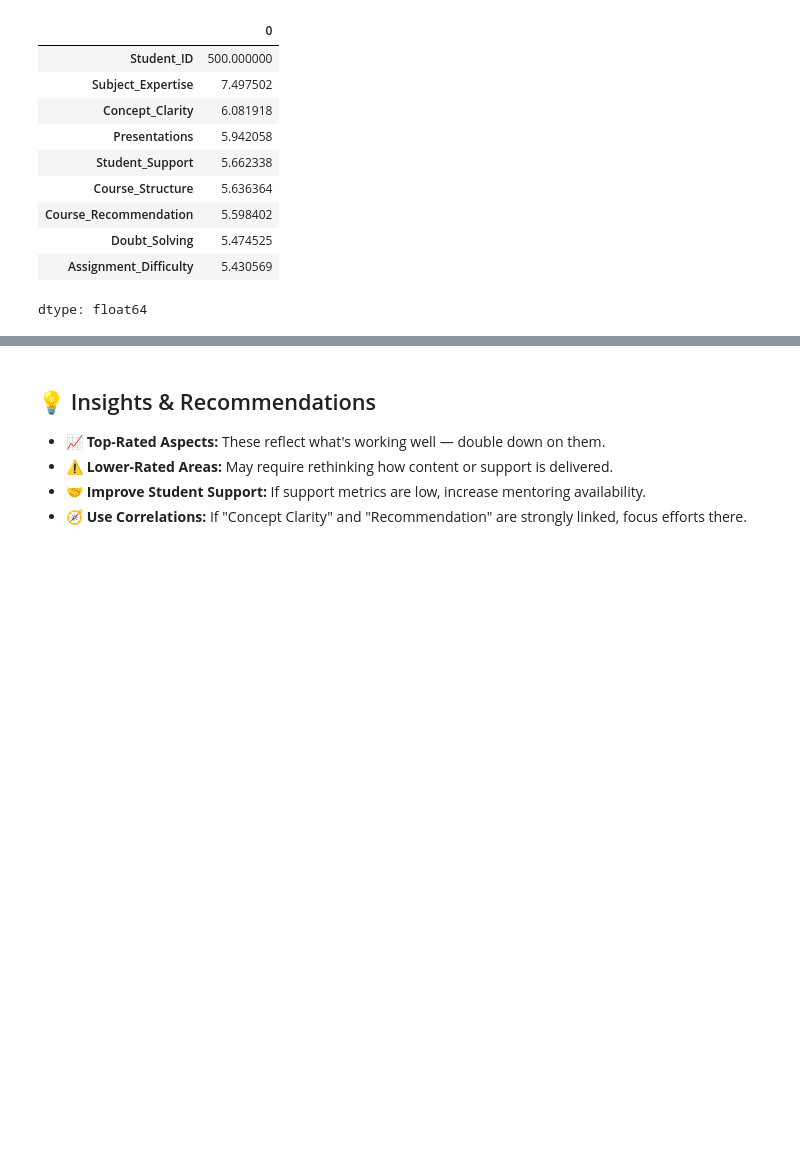
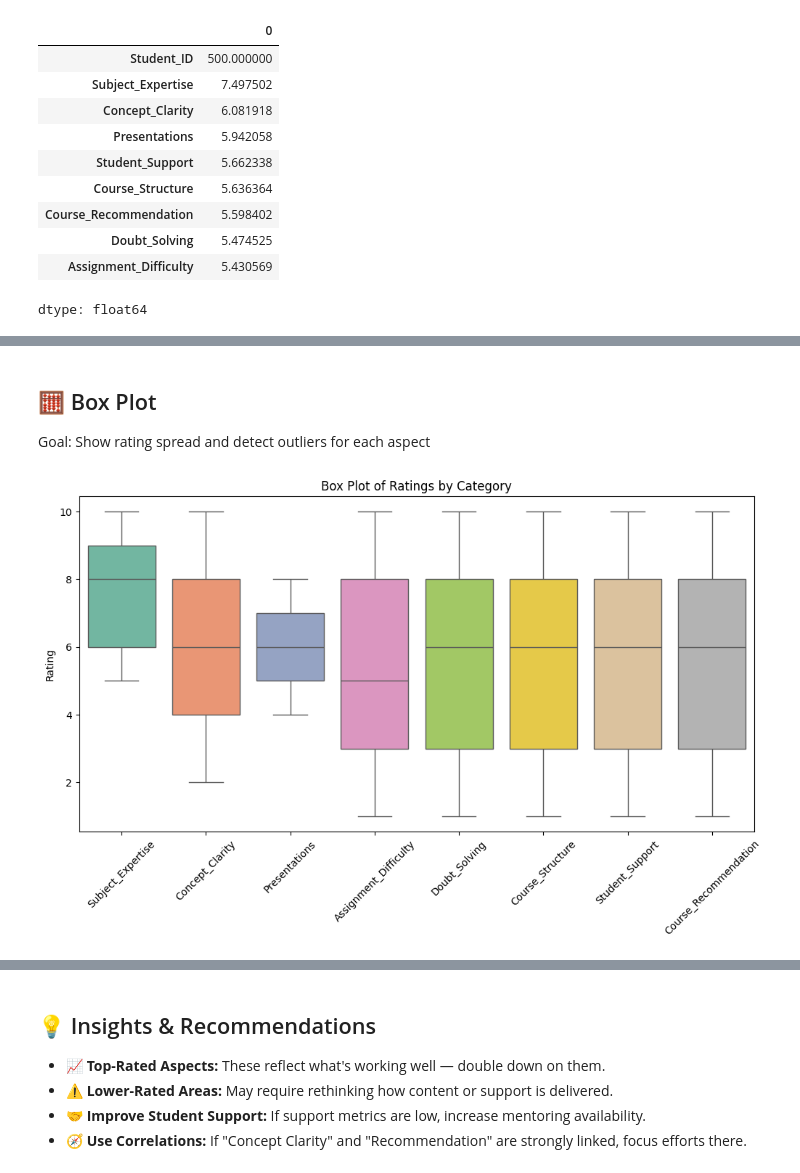
Before and after one commit to yasser0311/FUTURE_DS_03, a Jupyter notebook: Student_Feedback_Analysis.ipynb, the cells around one changed output, grey strips where cells are left out. Drawn from its saved outputs; the diff is of its cells as text; code cells hidden in the pictures; blank space fills up the shorter version.

```diff
--- a/Student_Feedback_Analysis.ipynb
+++ b/Student_Feedback_Analysis.ipynb
@@ -87,0 +106,12 @@ dtype: float64
+# %% [markdown]
+## 🧮 Box Plot
+Goal: Show rating spread and detect outliers for each aspect
+# %%
+plt.figure(figsize=(12,6))
+sns.boxplot(data=df.iloc[:, 1:], palette="Set2")
+plt.xticks(rotation=45)
+plt.title("Box Plot of Ratings by Category")
+plt.ylabel("Rating")
+plt.show()
+# %% [output]
+[figure, added]
```
Also changed, not shown: parts of 8 cells of this notebook.
